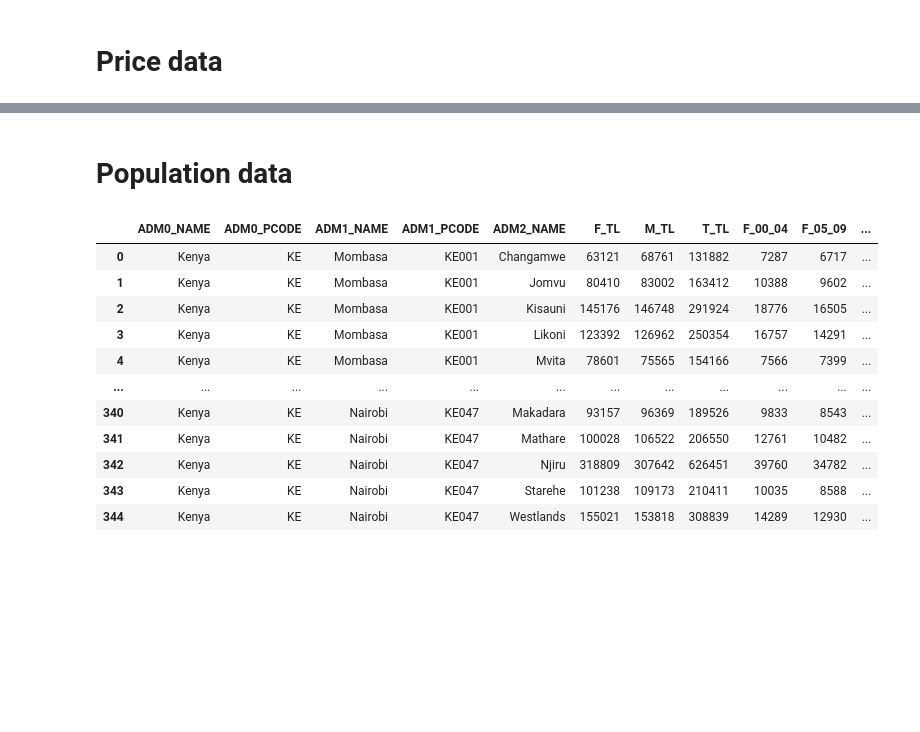
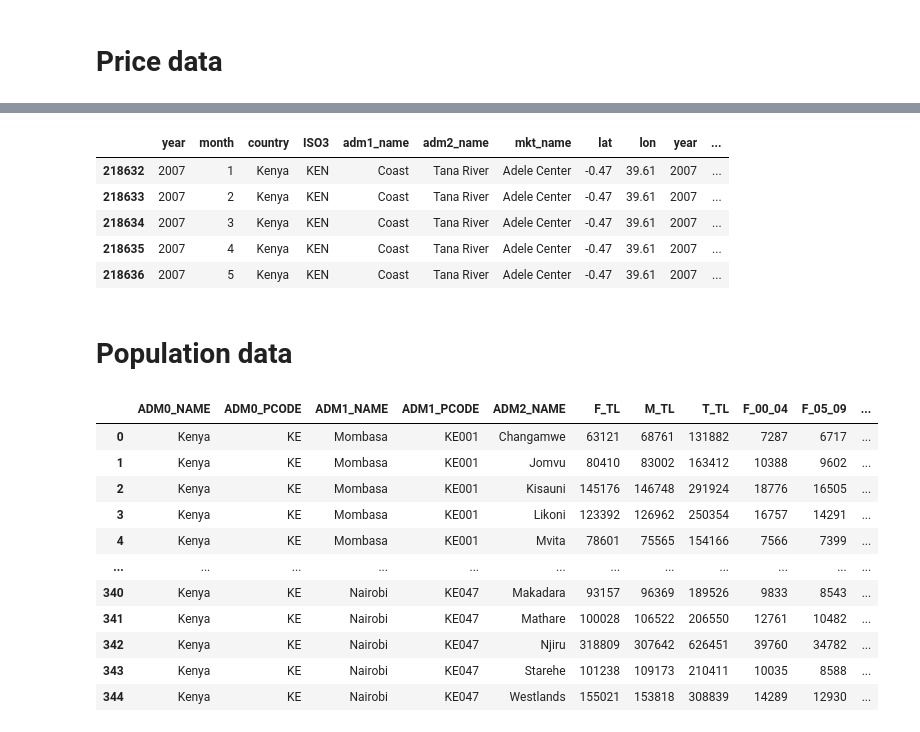
Before and after one commit to halim-jun/subnational_price_prediction, a Jupyter notebook: src/notebook/v2_subnational_analysis.ipynb, the cells around one changed output, grey strips where cells are left out. Cells and saved outputs as stored; diff of their text form; code cells hidden in the pictures; blank space fills up the shorter version.

```diff
--- a/src/notebook/v2_subnational_analysis.ipynb
+++ b/src/notebook/v2_subnational_analysis.ipynb
@@ -13,6 +28,0 @@ target_countries_df.head()
-# %%
-if csv_path:
-    df = pd.read_csv(csv_path)
-    target_countries = ['Kenya', 'Ethiopia', 'Somalia']
-    target_countries_df = df[df['country'].isin(target_countries)]
-    target_countries_df.head()
@@ -19,4 +51,10 @@ if csv_path:
 # %%
-if 'target_countries_df' in locals():
-    final = target_countries_df[['year', 'month','country', 'ISO3', 'adm1_name','adm2_name', 'mkt_name', 'lat', 'lon','year', 'month', 'currency','c_sorghum']].head()
-    display(final.head())
+final_price = target_countries_df[['year', 'month','country', 'ISO3', 'adm1_name','adm2_name', 'mkt_name', 'lat', 'lon','year', 'month', 'currency','c_sorghum']].head()
+final_price
+# %% [output]
+|  | year | month | country | ISO3 | adm1_name | adm2_name | mkt_name | lat | lon | year | ... |
+| 218632 | 2007 | 1 | Kenya | KEN | Coast | Tana River | Adele Center | -0.47 | 39.61 | 2007 | ... |
+| 218633 | 2007 | 2 | Kenya | KEN | Coast | Tana River | Adele Center | -0.47 | 39.61 | 2007 | ... |
+| 218634 | 2007 | 3 | Kenya | KEN | Coast | Tana River | Adele Center | -0.47 | 39.61 | 2007 | ... |
+| 218635 | 2007 | 4 | Kenya | KEN | Coast | Tana River | Adele Center | -0.47 | 39.61 | 2007 | ... |
+| 218636 | 2007 | 5 | Kenya | KEN | Coast | Tana River | Adele Center | -0.47 | 39.61 | 2007 | ... |
```
Also changed, not shown: parts of 16 cells of this notebook, 34 other files.
